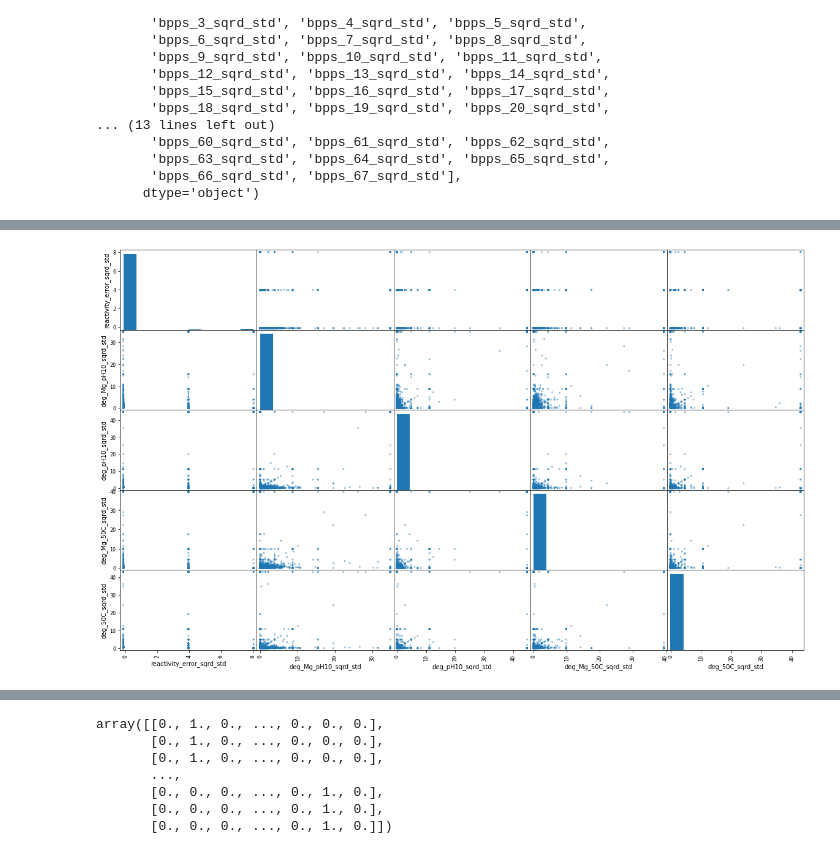
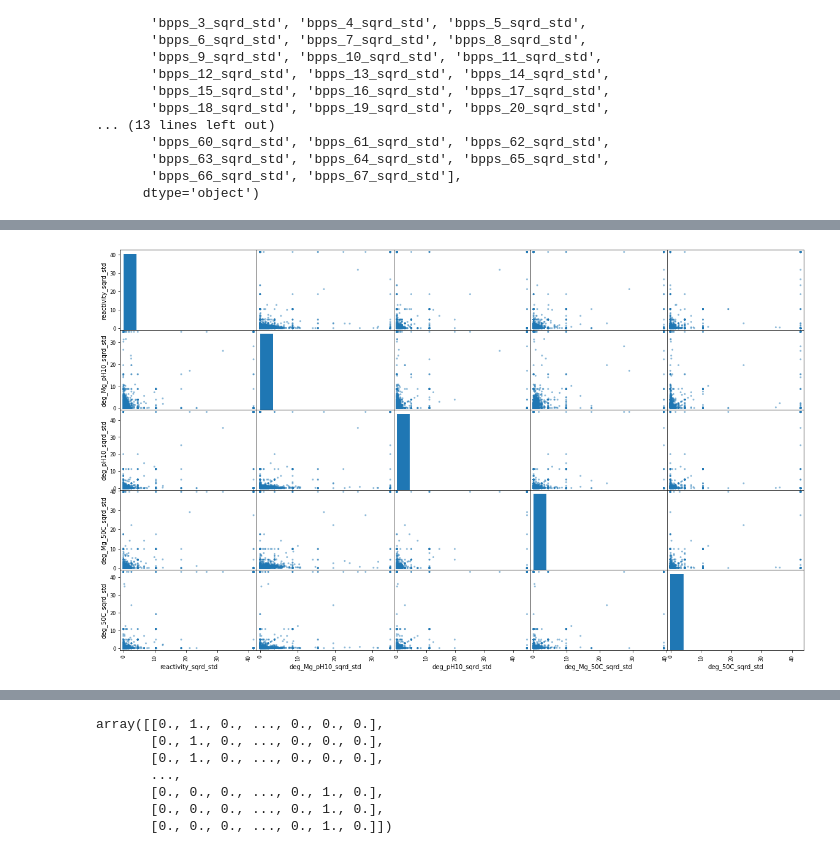
Before and after one commit to sumaniitm/kaggle-mRNA-feature-engineering, a Jupyter notebook: notebook-covid19-mrna.ipynb, the cells around one changed output, grey strips where cells are left out. Drawn from its saved outputs; the diff is of its cells as text; code cells hidden in the pictures.

```diff
--- a/notebook-covid19-mrna.ipynb
+++ b/notebook-covid19-mrna.ipynb
@@ -255,6 +271,8 @@ Index(['id_base', 'sequence', 'predicted_loop_type', 'paired_or_unpaired',
 # %%
-attributes = ['reactivity_error_sqrd_std', 'deg_Mg_pH10_sqrd_std', 'deg_pH10_sqrd_std', 'deg_Mg_50C_sqrd_std', 'deg_50C_sqrd_std']
+from pandas.plotting import scatter_matrix
+
+attributes = ['reactivity_sqrd_std', 'deg_Mg_pH10_sqrd_std', 'deg_pH10_sqrd_std', 'deg_Mg_50C_sqrd_std', 'deg_50C_sqrd_std']
 
 scatter_plot_arr = scatter_matrix(seqn_train_df_sqrd[attributes], figsize=(20,12))
 # %% [output]
-[figure, old version]
+[figure, new version]
```
Also changed, not shown: parts of 19 cells of this notebook.
